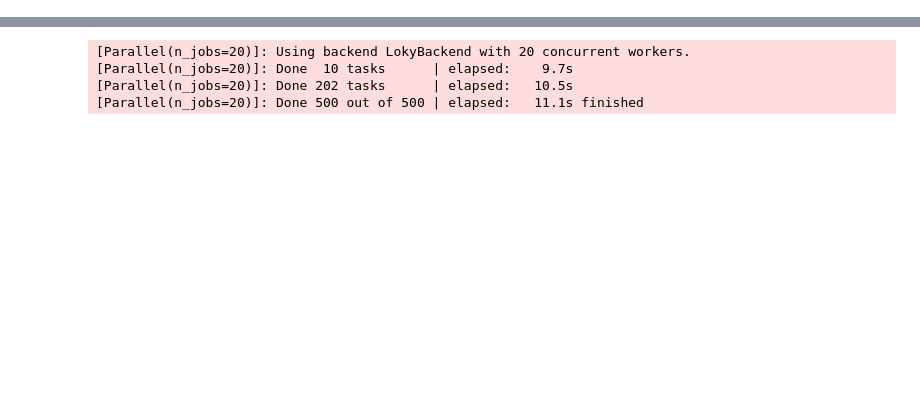
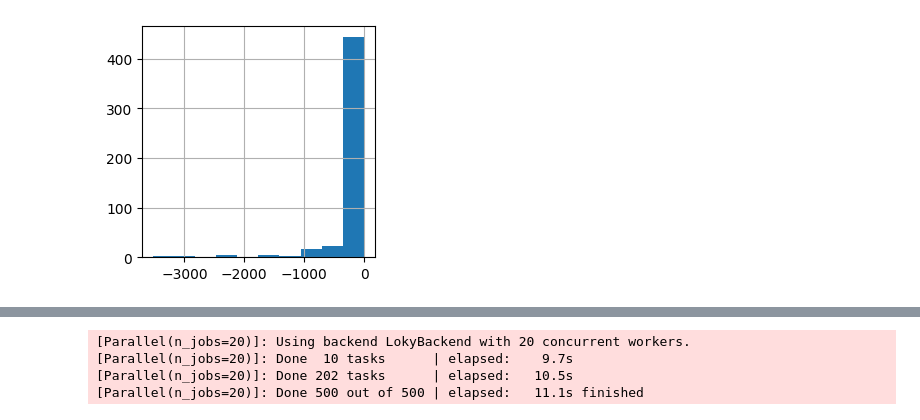
Before and after one commit to raphael-group/copulacci, a Jupyter notebook: notebook/tutorial/Stability_simulation.ipynb, the cells around one changed output, grey strips where cells are left out. Saved outputs shown, nothing was run; the diff lists cells and outputs as text; code cells hidden in the pictures; blank space fills up the shorter version.

```diff
--- a/notebook/tutorial/Stability_simulation.ipynb
+++ b/notebook/tutorial/Stability_simulation.ipynb
@@ -26,0 +314,5 @@ repro_df = pd.read_csv('../orator_paper_notebook/ISMB_submission_notebooks/simul
+# %%
+plt.figure(figsize=(3,3))
+repro_df.tot_area.hist();
+# %% [output]
+[figure, added]
```
Also changed, not shown: parts of 163 cells of this notebook, 4 other files.
